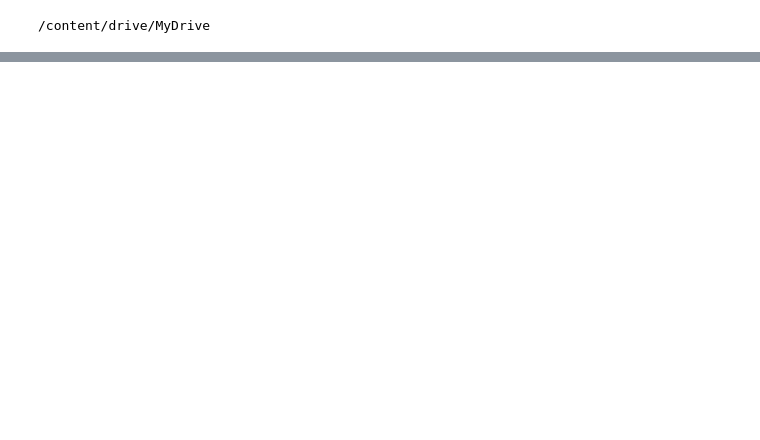
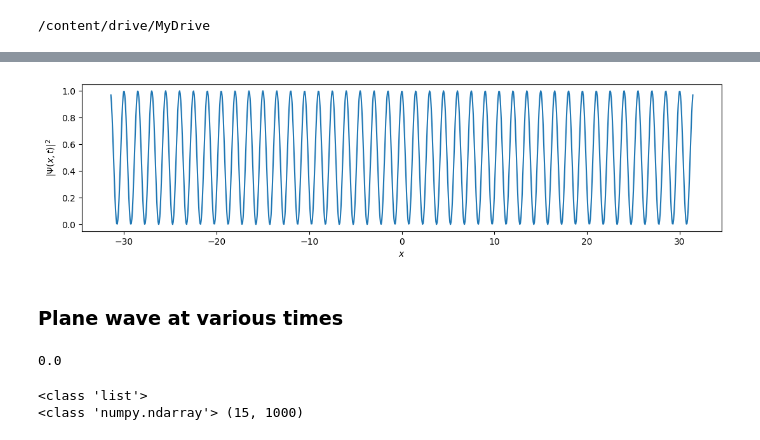
Before and after one commit to wbandabarragan/quantum-mechanics-1, a Jupyter notebook: python-notebooks/python4QM_03.ipynb, the cells around one changed output, grey strips where cells are left out. Cells and saved outputs as stored; diff of their text form; code cells hidden in the pictures; blank space fills up the shorter version.

```diff
--- a/python-notebooks/python4QM_03.ipynb
+++ b/python-notebooks/python4QM_03.ipynb
@@ -38,0 +106,36 @@ drwx------ 2 root root 4096 Sep 16 23:33 MyDrive
+# %%
+# Figure environment
+plt.figure(figsize=(13,3))
+
+plt.plot(x, y**2)
+
+plt.xlabel(r"$x$")
+plt.ylabel(r"$|\Psi(x,t)|^2$")
+
+plt.show()
+# %% [output]
+[figure, added]
+# %% [markdown]
+### Plane wave at various times
+# %%
+# Time vector
+t_vector = np.linspace(0., 20., 15)
+
+print(t_vector[0])
+# %% [output]
+0.0
+# %%
+# For Loop
+# Empty List
+y_vector = []
+
+for j in range(len(t_vector)):
+  #print(j)
+  y_vector.append(psi_xt(a_w1, l_w1, p_w1, x, t_vector[j]))
+
+print(type(y_vector))
+y_vector = np.array(y_vector)
+print(type(y_vector), y_vector.shape)
+# %% [output]
+<class 'list'>
+<class 'numpy.ndarray'> (15, 1000)
```
Also changed, not shown: parts of 17 cells of this notebook.
